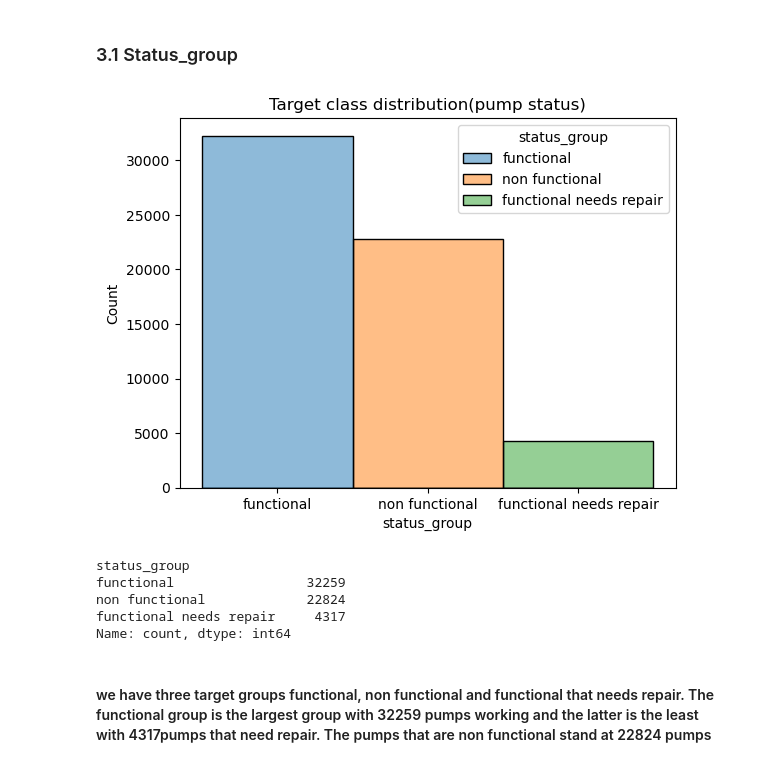
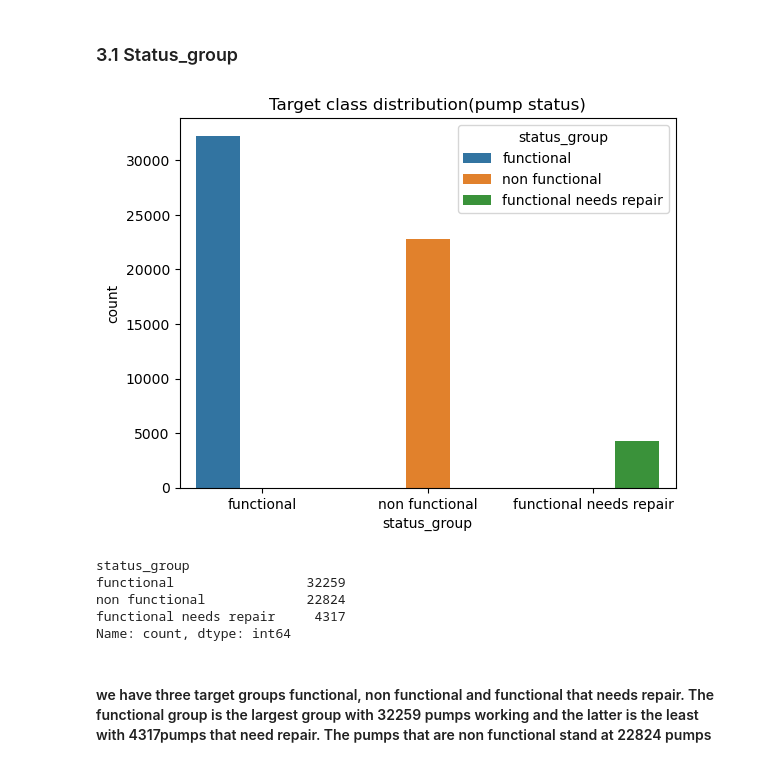
Before and after one commit to dev-ezzy/Classification-model, a Jupyter notebook: index.ipynb, the cells around one changed output. Saved outputs shown, nothing was run; the diff lists cells and outputs as text; code cells hidden in the pictures.

```diff
--- a/index.ipynb
+++ b/index.ipynb
@@ -140,0 +531,2 @@ water_data["date_recorded"] = pd.to_datetime(water_data["date_recorded"])
+# %%
+water_data = water_data.drop("wpt_name", axis= 1)
@@ -140,0 +556,2 @@ water_data["date_recorded"] = pd.to_datetime(water_data["date_recorded"])
+# %%
+water_data = water_data.drop("recorded_by", axis= 1)
@@ -140,0 +574,2 @@ water_data["date_recorded"] = pd.to_datetime(water_data["date_recorded"])
+# %%
+water_data = water_data.drop(["date_recorded", "construction_year"], axis= 1)
@@ -140,0 +578,4 @@ water_data["date_recorded"] = pd.to_datetime(water_data["date_recorded"])
+# %%
+#reseting the index and dropping it
+water_data = water_data.reset_index(drop=True)
+water_data
@@ -162,12 +602,12 @@ Index(['status_group', 'amount_tsh', 'date_recorded', 'funder', 'gps_height',
 ### 3.1 Status_group
 # %%
 ## Status group distribution
-sns.histplot(x = "status_group", data= water_data, hue= "status_group")
+sns.countplot(x = "status_group", data= water_data, hue= "status_group")
 plt.title("Target class distribution(pump status)")
 plt.show();
 print(water_data["status_group"].value_counts())
 # %% [output]
-[figure, old version]
+[figure, new version]
 status_group
 functional                 32259
 non functional             22824
```
Also changed, not shown: parts of 84 cells of this notebook, 1 other file.
